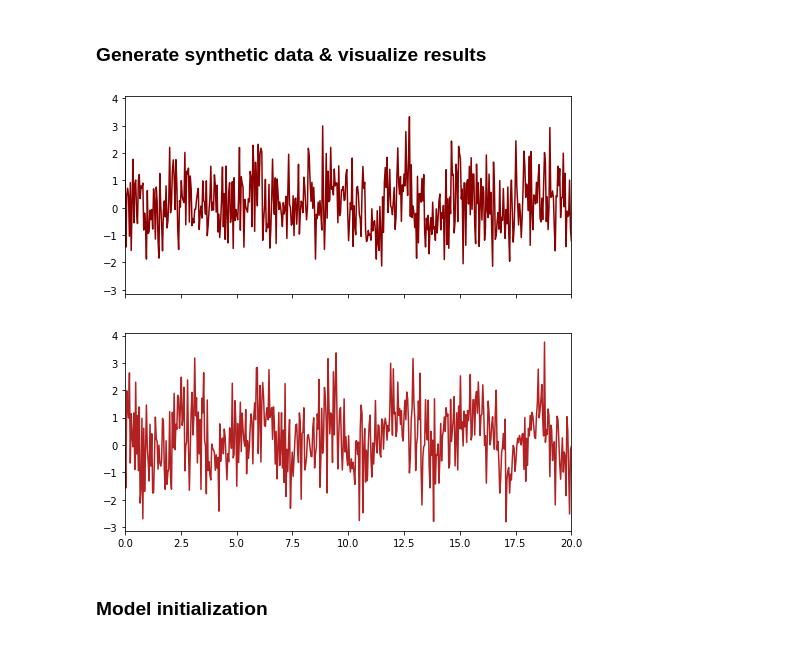
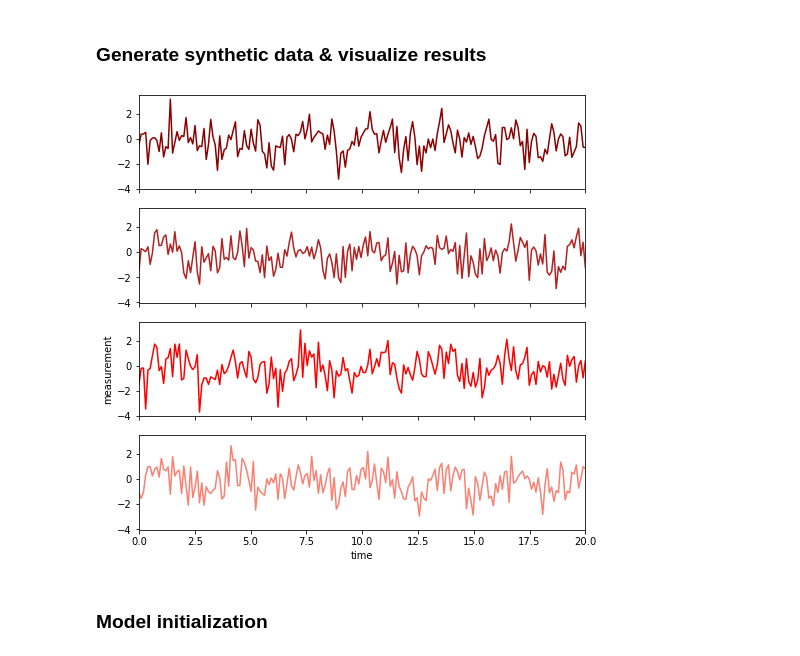
Before and after one commit to DavidLeeftink/BANNER, a Jupyter notebook: Analyses/Demo.ipynb, the cells around one changed output. Saved outputs shown, nothing was run; the diff lists cells and outputs as text; code cells hidden in the pictures.

```diff
--- a/Analyses/Demo.ipynb
+++ b/Analyses/Demo.ipynb
@@ -12,27 +12,27 @@ import matplotlib.pyplot as plt
 # %% [markdown]
 ### Generate synthetic data & visualize results
 # %%
-N, D = 500, 2
+N, D = 200, 4
 T = 20
 X = np.array([np.linspace(0,T,N) for i in range(D)]).T
 noise = normal(0, 1, (N,D))
 Y= uniform(0.5, 1.5, D)*np.cos(X+uniform(0,2*np.pi))*np.sin(X+uniform(0,2*np.pi)) + noise
 data = (X,Y)
 
 fig, ax = plt.subplots(D,1, sharex=True, sharey=True, figsize=(8,8))
 if not isinstance(ax, np.ndarray):
     ax=[ax]
 colors = ['darkred', 'firebrick', 'red', 'salmon']
 for i in range(D):
     ax[i].plot(X[:,i], Y[:,i],color=colors[i])
     ax[i].set_xlim((0,T))
     if i==2:
         ax[i].set_ylabel('measurement')
     if i==3:
         ax[i].set_xlabel('time')
 plt.show()
 # %% [output]
-[figure, old version]
+[figure, new version]
 # %% [markdown]
 ### Model initialization
 # %%
```
Also changed, not shown: parts of 2 cells of this notebook.
